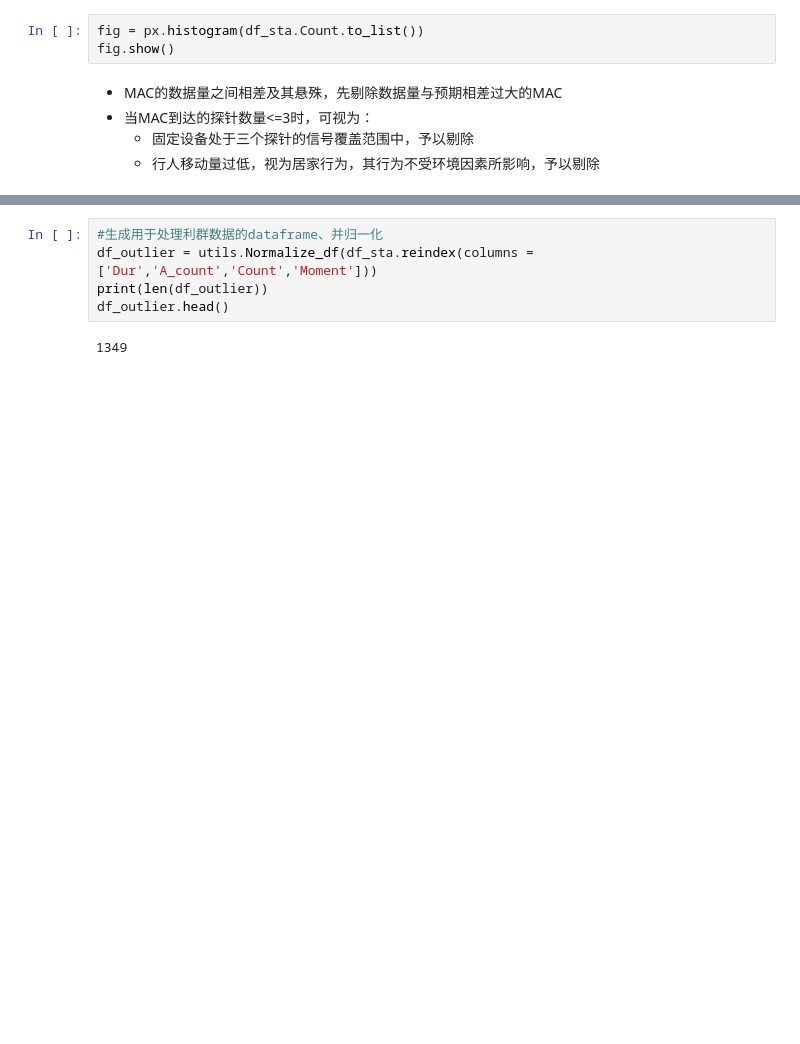
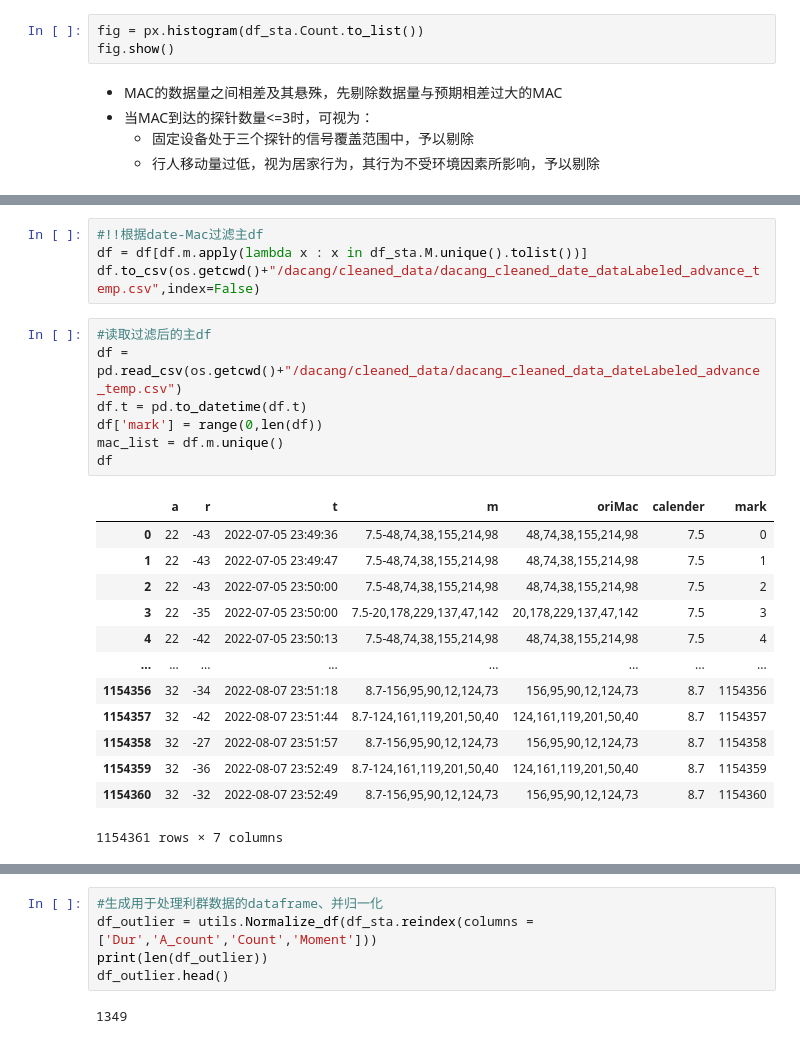
Before and after one commit to RickH-Arch/MEIRL-GAIL-Behavior-Cloning, a Jupyter notebook: wifi_track_data/wifi_track_data_clean_advanced.ipynb, the cells around one changed output, grey strips where cells are left out. Saved outputs shown, nothing was run; the diff lists cells and outputs as text; blank space fills up the shorter version.

```diff
--- a/wifi_track_data/wifi_track_data_clean_advanced.ipynb
+++ b/wifi_track_data/wifi_track_data_clean_advanced.ipynb
@@ -238,0 +246,25 @@ df_sta
+# %%
+#!!根据date-Mac过滤主df
+df = df[df.m.apply(lambda x : x in df_sta.M.unique().tolist())]
+df.to_csv(os.getcwd()+"/dacang/cleaned_data/dacang_cleaned_date_dataLabeled_advance_temp.csv",index=False)
+# %%
+#读取过滤后的主df
+df = pd.read_csv(os.getcwd()+"/dacang/cleaned_data/dacang_cleaned_data_dateLabeled_advance_temp.csv")
+df.t = pd.to_datetime(df.t)
+df['mark'] = range(0,len(df))
+mac_list = df.m.unique()
+df
+# %% [output]
+|  | a | r | t | m | oriMac | calender | mark |
+| 0 | 22 | -43 | 2022-07-05 23:49:36 | 7.5-48,74,38,155,214,98 | 48,74,38,155,214,98 | 7.5 | 0 |
+| 1 | 22 | -43 | 2022-07-05 23:49:47 | 7.5-48,74,38,155,214,98 | 48,74,38,155,214,98 | 7.5 | 1 |
+| 2 | 22 | -43 | 2022-07-05 23:50:00 | 7.5-48,74,38,155,214,98 | 48,74,38,155,214,98 | 7.5 | 2 |
+| 3 | 22 | -35 | 2022-07-05 23:50:00 | 7.5-20,178,229,137,47,142 | 20,178,229,137,47,142 | 7.5 | 3 |
+| 4 | 22 | -42 | 2022-07-05 23:50:13 | 7.5-48,74,38,155,214,98 | 48,74,38,155,214,98 | 7.5 | 4 |
+| ... | ... | ... | ... | ... | ... | ... | ... |
+| 1154356 | 32 | -34 | 2022-08-07 23:51:18 | 8.7-156,95,90,12,124,73 | 156,95,90,12,124,73 | 8.7 | 1154356 |
+| 1154357 | 32 | -42 | 2022-08-07 23:51:44 | 8.7-124,161,119,201,50,40 | 124,161,119,201,50,40 | 8.7 | 1154357 |
+| 1154358 | 32 | -27 | 2022-08-07 23:51:57 | 8.7-156,95,90,12,124,73 | 156,95,90,12,124,73 | 8.7 | 1154358 |
+| 1154359 | 32 | -36 | 2022-08-07 23:52:49 | 8.7-124,161,119,201,50,40 | 124,161,119,201,50,40 | 8.7 | 1154359 |
+| 1154360 | 32 | -32 | 2022-08-07 23:52:49 | 8.7-156,95,90,12,124,73 | 156,95,90,12,124,73 | 8.7 | 1154360 |
+1154361 rows × 7 columns
```
Also changed, not shown: parts of 10 cells of this notebook, 9 other files.
